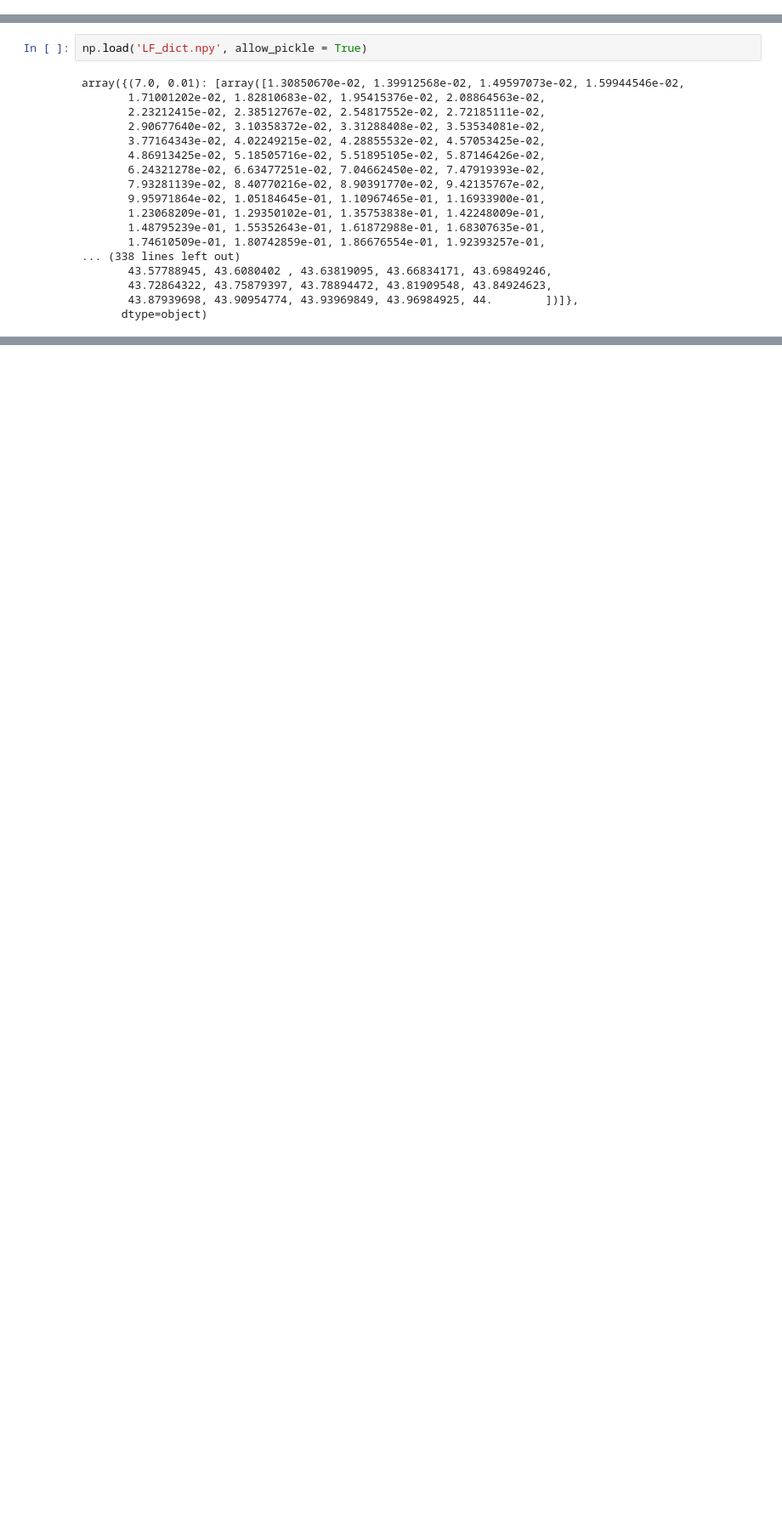
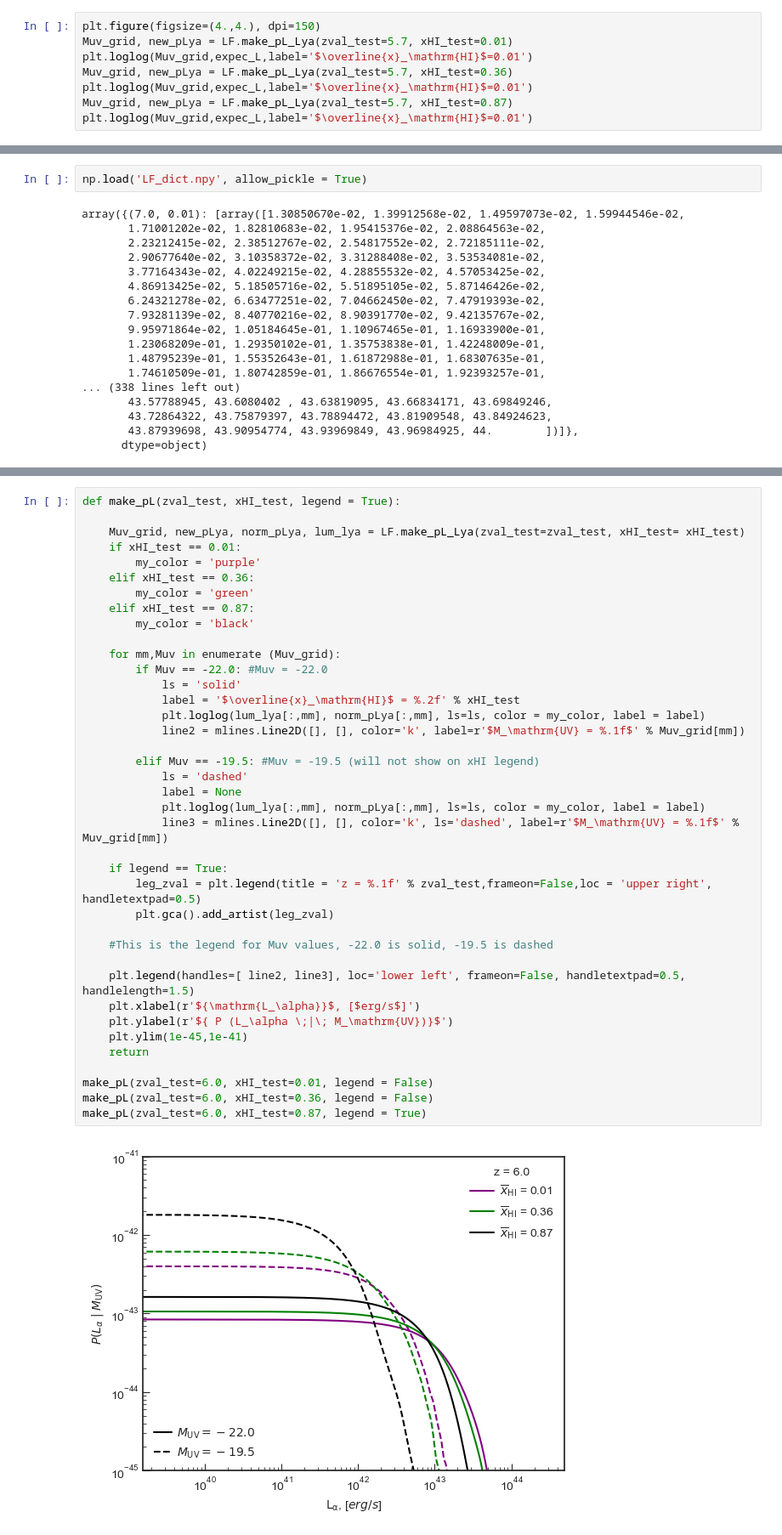
Before and after one commit to amora250/SAO-REU2020, a Jupyter notebook: CODE/Lya LF.ipynb, the cells around one changed output, grey strips where cells are left out. Shown: that part at 85% size. Saved outputs shown, nothing was run; the diff lists cells and outputs as text; blank space fills up the shorter version.

```diff
--- a/CODE/Lya LF.ipynb
+++ b/CODE/Lya LF.ipynb
@@ -72,3 +73,11 @@ plt.ylabel(r'$<\mathrm{L_\alpha}>$ [erg/s]')
 # %% [output]
 Text(0, 0.5, '$<\\mathrm{L_\\alpha}>$ [erg/s]')
 [figure]
+# %%
+plt.figure(figsize=(4.,4.), dpi=150)
+Muv_grid, new_pLya = LF.make_pL_Lya(zval_test=5.7, xHI_test=0.01)
+plt.loglog(Muv_grid,expec_L,label='$\overline{x}_\mathrm{HI}$=0.01')
+Muv_grid, new_pLya = LF.make_pL_Lya(zval_test=5.7, xHI_test=0.36)
+plt.loglog(Muv_grid,expec_L,label='$\overline{x}_\mathrm{HI}$=0.01')
+Muv_grid, new_pLya = LF.make_pL_Lya(zval_test=5.7, xHI_test=0.87)
+plt.loglog(Muv_grid,expec_L,label='$\overline{x}_\mathrm{HI}$=0.01')
@@ -819,0 +832,41 @@ array({(7.0, 0.01): [array([1.30850670e-02, 1.39912568e-02, 1.49597073e-02, 1.59
+# %%
+def make_pL(zval_test, xHI_test, legend = True):
+
+    Muv_grid, new_pLya, norm_pLya, lum_lya = LF.make_pL_Lya(zval_test=zval_test, xHI_test= xHI_test)
+    if xHI_test == 0.01:
+        my_color = 'purple'
+    elif xHI_test == 0.36:
+        my_color = 'green'
+    elif xHI_test == 0.87:
+        my_color = 'black'
+
+    for mm,Muv in enumerate (Muv_grid):
+        if Muv == -22.0: #Muv = -22.0
+            ls = 'solid'
+            label = '$\overline{x}_\mathrm{HI}$ = %.2f' % xHI_test
+            plt.loglog(lum_lya[:,mm], norm_pLya[:,mm], ls=ls, color = my_color, label = label)
+            line2 = mlines.Line2D([], [], color='k', label=r'$M_\mathrm{UV} = %.1f$' % Muv_grid[mm])
+
+        elif Muv == -19.5: #Muv = -19.5 (will not show on xHI legend)
+            ls = 'dashed'
+            label = None
+            plt.loglog(lum_lya[:,mm], norm_pLya[:,mm], ls=ls, color = my_color, label = label)
+            line3 = mlines.Line2D([], [], color='k', ls='dashed', label=r'$M_\mathrm{UV} = %.1f$' % Muv_grid[mm])
+
+    if legend == True:
+        leg_zval = plt.legend(title = 'z = %.1f' % zval_test,frameon=False,loc = 'upper right', handletextpad=0.5)
+        plt.gca().add_artist(leg_zval)
+
+    #This is the legend for Muv values, -22.0 is solid, -19.5 is dashed
+
+    plt.legend(handles=[ line2, line3], loc='lower left', frameon=False, handletextpad=0.5, handlelength=1.5)
+    plt.xlabel(r'${\mathrm{L_\alpha}}$, [$erg/s$]')
+    plt.ylabel(r'${ P (L_\alpha \;|\; M_\mathrm{UV})}$')
+    plt.ylim(1e-45,1e-41)
+    return
+
+make_pL(zval_test=6.0, xHI_test=0.01, legend = False)
+make_pL(zval_test=6.0, xHI_test=0.36, legend = False)
+make_pL(zval_test=6.0, xHI_test=0.87, legend = True)
+# %% [output]
+[figure, added]
```
Also changed, not shown: parts of 26 cells of this notebook, 7 other files.
